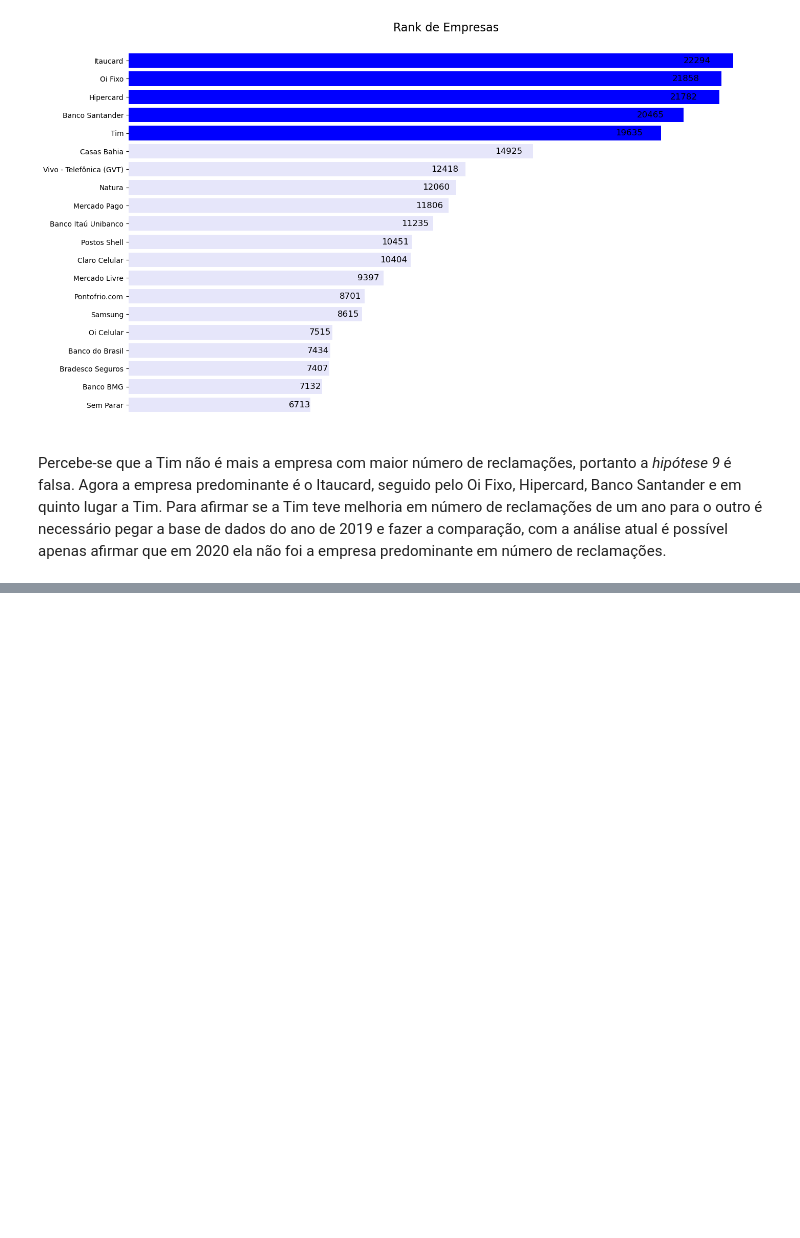
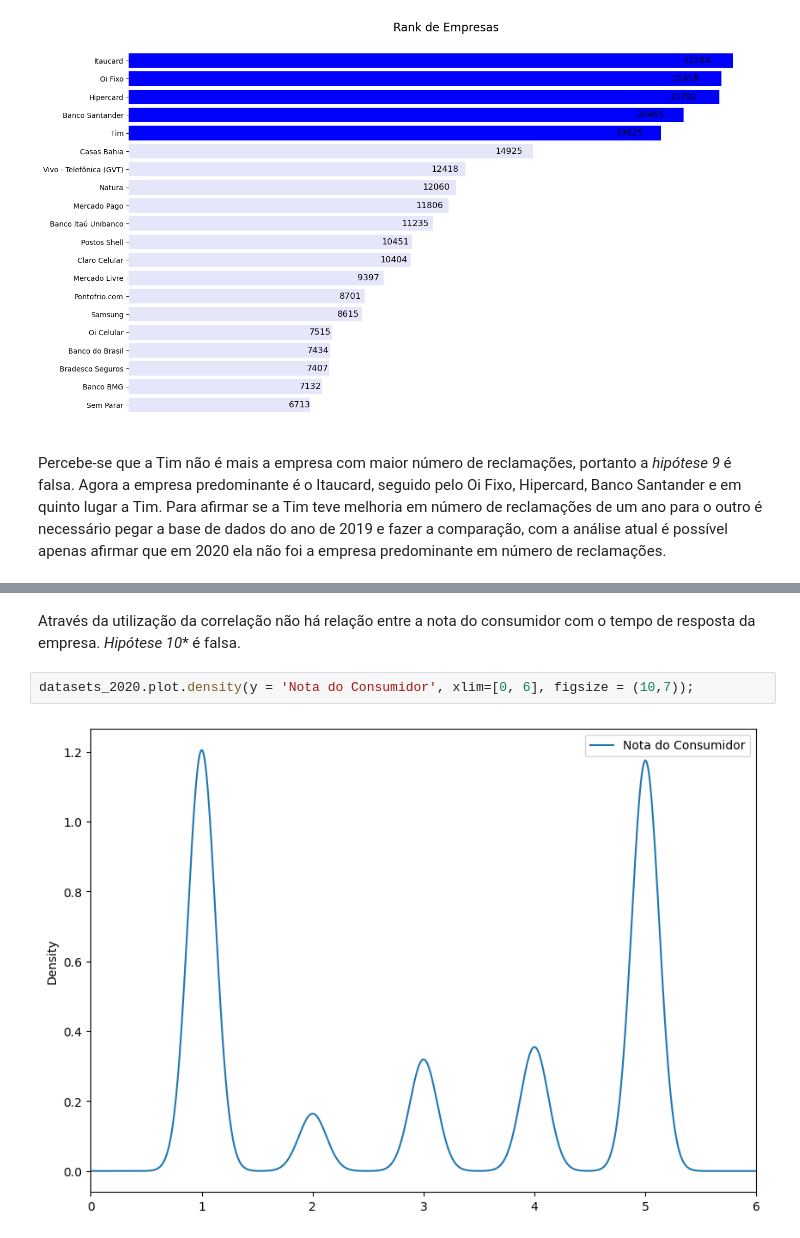
Before and after one commit to renatagsr/projetos, a Jupyter notebook: Análise de Dados/EDA.ipynb, the cells around one changed output, grey strips where cells are left out. Cells and saved outputs as stored; diff of their text form; blank space fills up the shorter version.

```diff
--- a/Análise de Dados/EDA.ipynb
+++ b/Análise de Dados/EDA.ipynb
@@ -478,0 +489,6 @@ Percebe-se que a Tim não é mais a empresa com maior número de reclamações,
+# %% [markdown]
+Através da utilização da correlação não há relação entre a nota do consumidor com o tempo de resposta da empresa. *Hipótese 10** é falsa.
+# %%
+datasets_2020.plot.density(y = 'Nota do Consumidor', xlim=[0, 6], figsize = (10,7));
+# %% [output]
+[figure, added]
```
Also changed, not shown: parts of 7 cells of this notebook.
